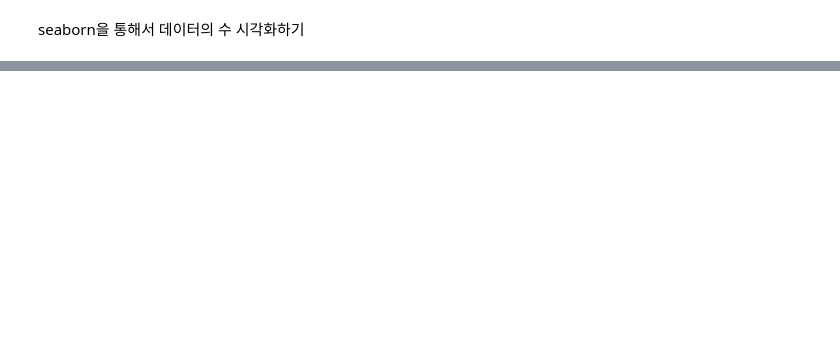
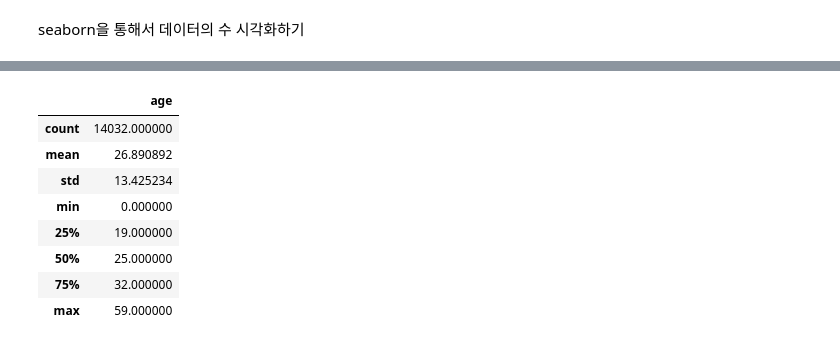
Before and after one commit to jsh00325/PenAI_preprocessing, a Jupyter notebook: check_file_state.ipynb, the cells around one changed output, grey strips where cells are left out. Cells and saved outputs as stored; diff of their text form; code cells hidden in the pictures; blank space fills up the shorter version.

Commit message:
count pen type, color

```diff
--- a/check_file_state.ipynb
+++ b/check_file_state.ipynb
@@ -41,0 +42,12 @@ sns.countplot(df, x='pen_type', hue='pen_color')
+# %%
+df[(df['pen_color'] == 'black') & (df['pen_type'] == 'ball')].describe()
+# %% [output]
+|  | age |
+| count | 14032.000000 |
+| mean | 26.890892 |
+| std | 13.425234 |
+| min | 0.000000 |
+| 25% | 19.000000 |
+| 50% | 25.000000 |
+| 75% | 32.000000 |
+| max | 59.000000 |
```
Also changed, not shown: parts of 6 cells of this notebook.
